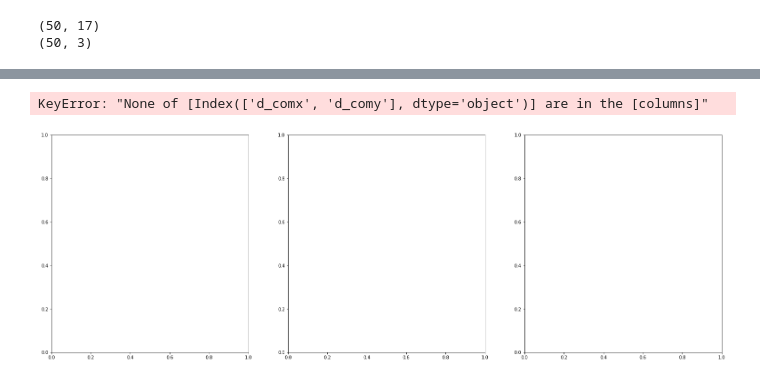
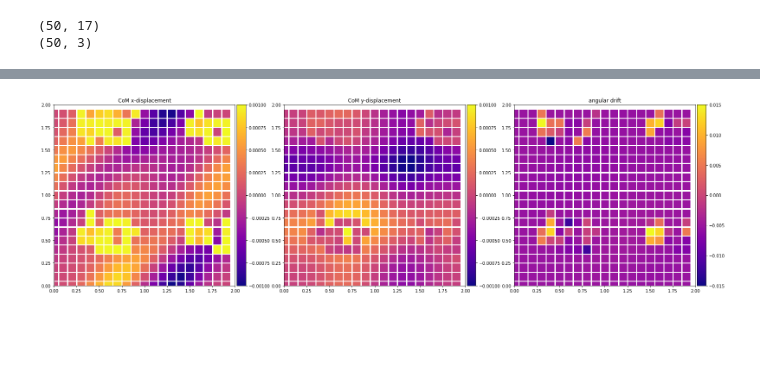
Before and after one commit to mannusschomaker/HeterogeneousGridBots, a Jupyter notebook: cpp/libsoda-cxx/debug.ipynb, the cells around one changed output, grey strips where cells are left out. Drawn from its saved outputs; the diff is of its cells as text; code cells hidden in the pictures; blank space fills up the shorter version.

```diff
--- a/cpp/libsoda-cxx/debug.ipynb
+++ b/cpp/libsoda-cxx/debug.ipynb
@@ -153,3 +174,8 @@ def phase_heatmap(df, colname, ax, title, size=110, minv=None, maxv=None, phase1
         c=mpl.colors.Normalize(minv,maxv)(df[colname]),s=size)
     divider = make_axes_locatable(ax); cax = divider.append_axes("right", size="5%", pad=0.05)
     ColorbarBase(cax,cmap=mpl.colormaps["plasma"],norm=mpl.colors.Normalize(minv,maxv))
+# %%
+a = []
+for l in open("test2.txt","r").readlines():
+    a.append([float(x) for x in l.split(",")[:-1]])
+df = pd.DataFrame(np.array(a),columns=["phase 0","phase 1","phase 2","d_comx","d_comy","d_theta"])
@@ -156,12 +202,11 @@ def phase_heatmap(df, colname, ax, title, size=110, minv=None, maxv=None, phase1
 # %%
 fig, ax = plt.subplots(1,3,figsize=(27,9)); coms = df[["d_comx","d_comy"]].to_numpy()
-mi = coms.min(); ma = coms.max()
+mi = -0.001; ma = 0.001
 phase_heatmap(df,"d_comx",ax[0],"CoM x-displacement",size=300,minv=mi,maxv=ma)
 phase_heatmap(df,"d_comy",ax[1],"CoM y-displacement",size=300,minv=mi,maxv=ma)
-phase_heatmap(df,"d_theta",ax[2],"angular drift",size=300)
+phase_heatmap(df,"d_theta",ax[2],"angular drift",size=300,minv=-0.015,maxv=0.015)
 # %% [output]
-KeyError: "None of [Index(['d_comx', 'd_comy'], dtype='object')] are in the [columns]"
-[figure, old version]
+[figure, new version]
 # %%
 def rot(v,theta):
     c, s = np.cos(theta), np.sin(theta); R = np.array(((c, -s), (s, c))); return np.dot(R,v)
```
Also changed, not shown: parts of 12 cells of this notebook, 11 other files.
